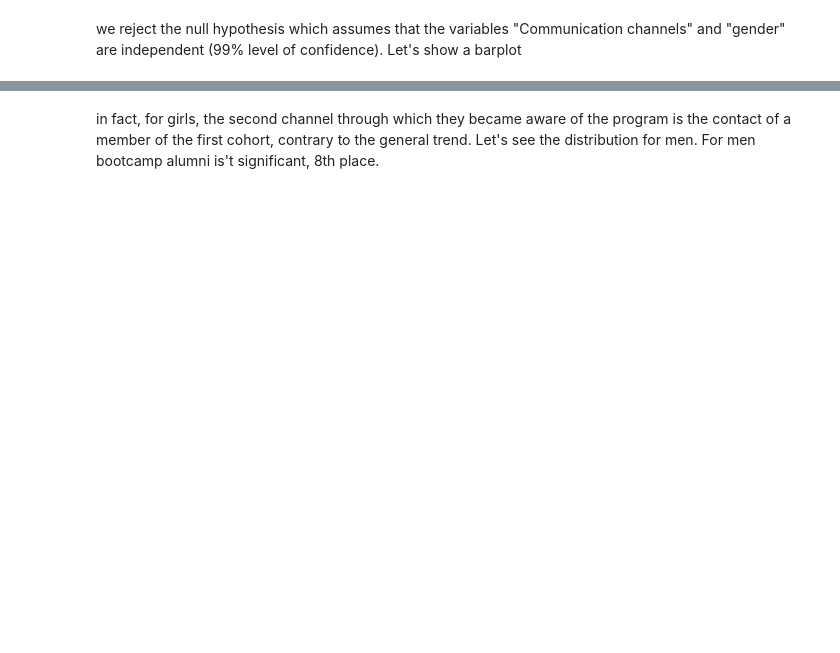
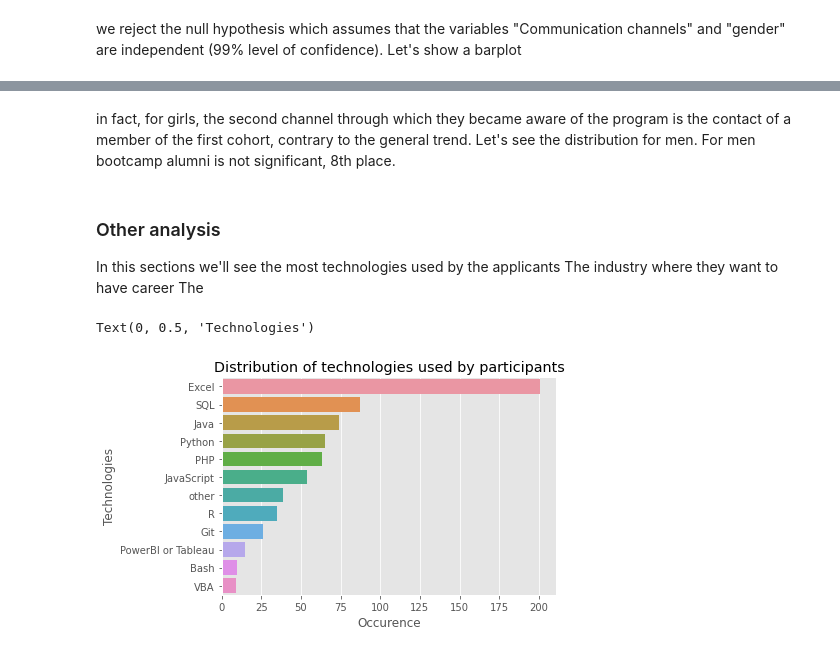
Before and after one commit to Serj-crypto/Ayiti-Analytics-ProjectPy1, a Jupyter notebook: data.ipynb, the cells around one changed output, grey strips where cells are left out. Drawn from its saved outputs; the diff is of its cells as text; code cells hidden in the pictures; blank space fills up the shorter version.

```diff
--- a/data.ipynb
+++ b/data.ipynb
@@ -546,4 +603,21 @@ plt.show()
 # %% [markdown]
 in fact, for girls, the second channel through which they became aware of the program is the contact of a member of the first cohort, contrary to the general trend.
 Let's see the distribution for men.
-For men bootcamp alumni is't significant, 8th place.
+For men bootcamp alumni is not significant, 8th place.
+# %% [markdown]
+### Other analysis
+
+In this sections we'll see the most technologies used by the applicants
+The industry where they want to have career
+The
+# %%
+y1 = technologiesD.drop(["quest_id"], inplace=False, axis=1).sum(axis=0)
+y1 = y1.sort_values(ascending=False)
+sns.barplot(y=y1.index, x = y1)
+
+plt.title("Distribution of technologies used by participants")
+plt.xlabel("Occurence")
+plt.ylabel("Technologies")
+# %% [output]
+Text(0, 0.5, 'Technologies')
+[figure, added]
```
Also changed, not shown: parts of 19 cells of this notebook.
